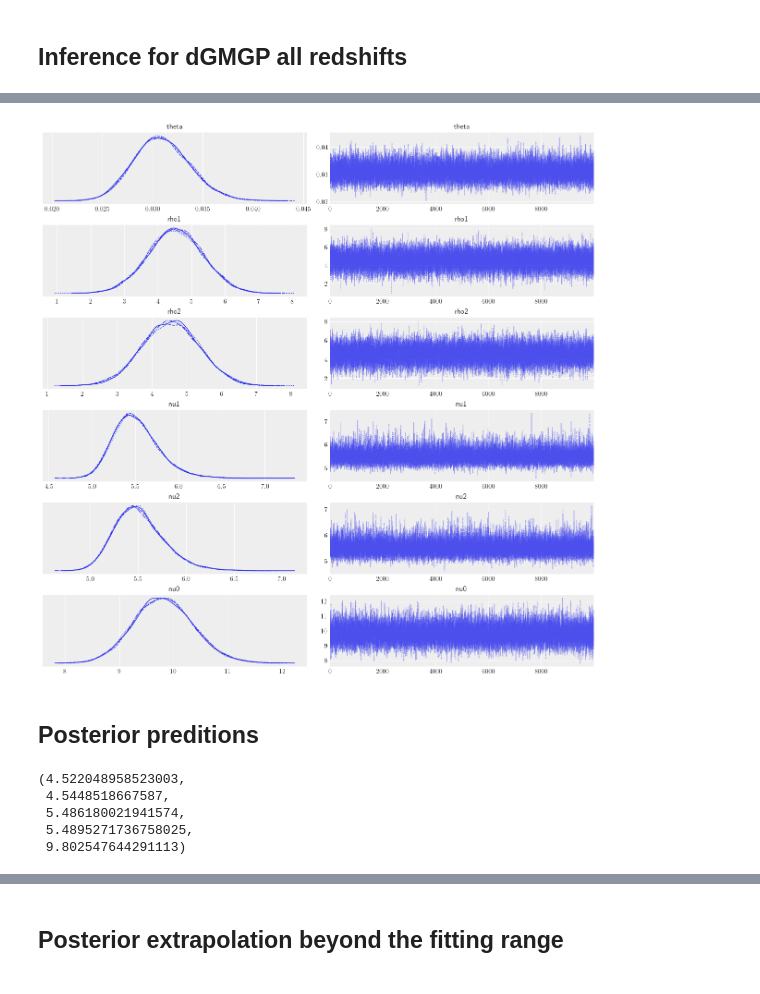
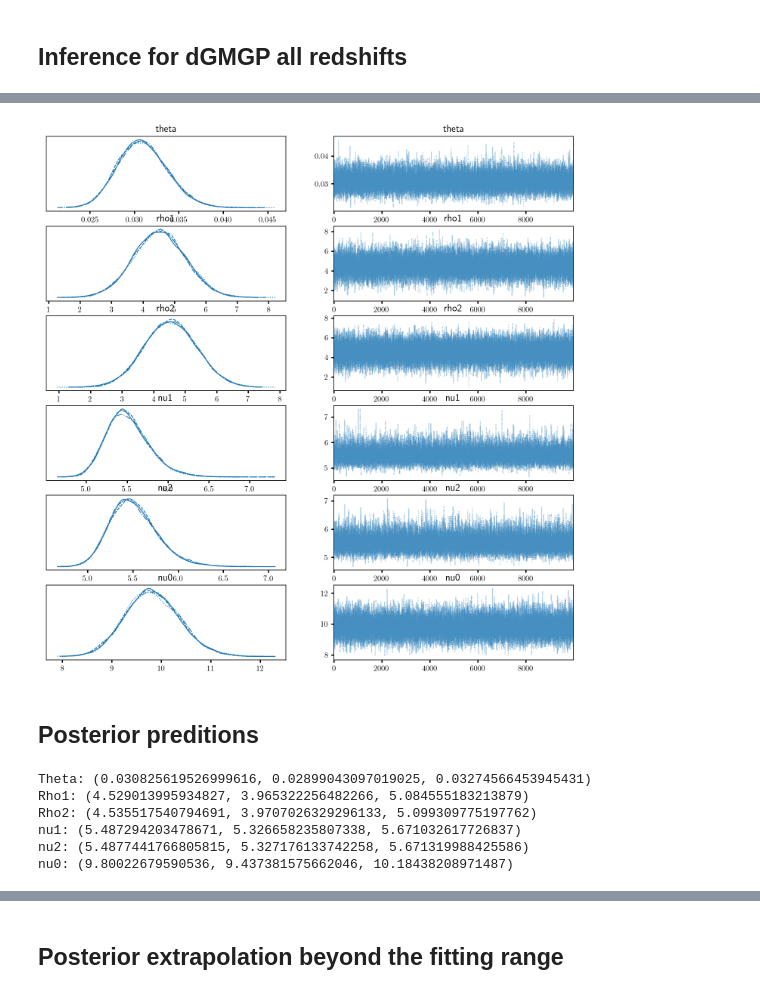
Before and after one commit to jibanCat/matter_emu_mfbox, a Jupyter notebook: notebooks/Infer dGMGP Emulation errors using LF and HF points.ipynb, the cells around one changed output, grey strips where cells are left out. Cells and saved outputs as stored; diff of their text form; code cells hidden in the pictures.

```diff
--- a/notebooks/Infer dGMGP Emulation errors using LF and HF points.ipynb
+++ b/notebooks/Infer dGMGP Emulation errors using LF and HF points.ipynb
@@ -135,23 +136,23 @@ array(5.50430334)
 # %%
 # plotting setting to make the arviz plots look less buggy
-az.style.use("arviz-darkgrid")
+# az.style.use("arviz-darkgrid")
 
 with budget_model:
     rvs = [
         "theta",
         "rho1",
         "rho2",
         "nu1",
         "nu2",
         "nu0",
         # "obs_noise"
     ]
 
     _ = az.plot_trace(trace, var_names=rvs)
 
 # plt.savefig("/home/jibancat/Documents/Latex/mf_boxsize_paper/images/budget_mcmc_chains.pdf", bbox_inches='tight', pad_inches=0.075)
 # %% [output]
-[figure, old version]
+[figure, new version]
 # %% [markdown]
 ## Posterior preditions
 # %%
@@ -194,13 +203,19 @@ y_pred       = budget_size_fn(n_lf, n_hf, theta_median, rho1_median, rho2_median
 y_pred_lower = budget_size_fn(n_lf, n_hf, theta_lower,  rho1_lower,  rho2_lower,  nu1_upper,  nu2_upper,  nu0_upper,  d=5)
 y_pred_upper = budget_size_fn(n_lf, n_hf, theta_upper,  rho1_upper,  rho2_upper,  nu1_lower,  nu2_lower,  nu0_lower,  d=5)
 # %%
-rho1_median, rho2_median, nu1_median, nu2_median, nu0_median
+print("Theta:", (theta_median, theta_lower, theta_upper))
+print("Rho1:", (rho1_median, rho1_lower, rho1_upper))
+print("Rho2:", (rho2_median, rho2_lower, rho2_upper))
+print("nu1:", (nu1_median, nu1_lower, nu1_upper))
+print("nu2:", (nu2_median, nu2_lower, nu2_upper))
+print("nu0:", (nu0_median, nu0_lower, nu0_upper))
 # %% [output]
-(4.522048958523003,
- 4.5448518667587,
- 5.486180021941574,
- 5.4895271736758025,
- 9.802547644291113)
+Theta: (0.030825619526999616, 0.02899043097019025, 0.03274566453945431)
+Rho1: (4.529013995934827, 3.965322256482266, 5.084555183213879)
+Rho2: (4.535517540794691, 3.9707026329296133, 5.099309775197762)
+nu1: (5.487294203478671, 5.326658235807338, 5.671032617726837)
+nu2: (5.4877441766805815, 5.327176133742258, 5.671319988425586)
+nu0: (9.80022679590536, 9.437381575662046, 10.18438208971487)
 # %%
 fig, ax = plt.subplots(figsize=(10.625, 8), nrows=1, ncols=1)
 
```
Also changed, not shown: parts of 25 cells of this notebook, 1 other file.
